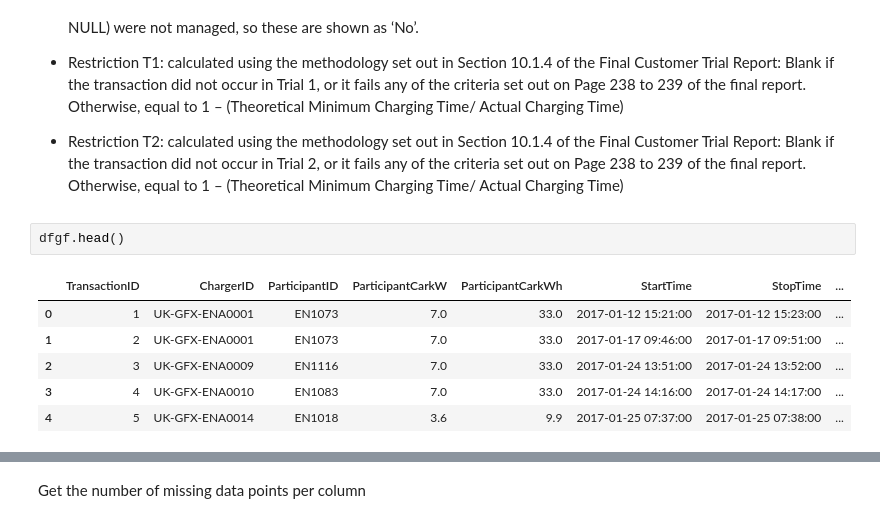
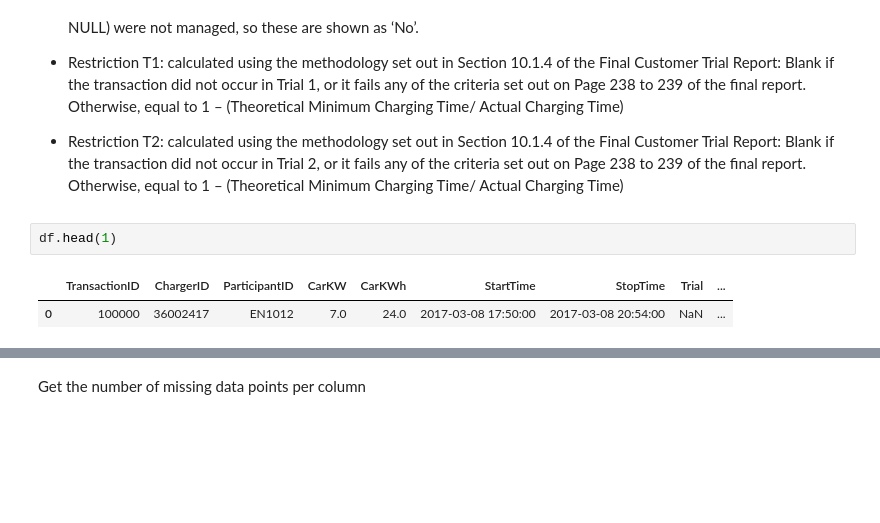
Before and after one commit to devrveiga/task_timeseries, a Jupyter notebook: dataVE.ipynb, the cells around one changed output, grey strips where cells are left out. Cells and saved outputs as stored; diff of their text form; blank space fills up the shorter version.

```diff
--- a/dataVE.ipynb
+++ b/dataVE.ipynb
@@ -66,11 +67,7 @@ Otherwise, equal to 1 – (Theoretical Minimum Charging Time/ Actual Charging Ti
 Blank if the transaction did not occur in Trial 2, or it fails any of the criteria set out on Page 238 to 239 of the final report.
 Otherwise, equal to 1 – (Theoretical Minimum Charging Time/ Actual Charging Time)
 # %%
-dfgf.head()
+df.head(1)
 # %% [output]
-|  | TransactionID | ChargerID | ParticipantID | ParticipantCarkW | ParticipantCarkWh | StartTime | StopTime | ... |
-| 0 | 1 | UK-GFX-ENA0001 | EN1073 | 7.0 | 33.0 | 2017-01-12 15:21:00 | 2017-01-12 15:23:00 | ... |
-| 1 | 2 | UK-GFX-ENA0001 | EN1073 | 7.0 | 33.0 | 2017-01-17 09:46:00 | 2017-01-17 09:51:00 | ... |
-| 2 | 3 | UK-GFX-ENA0009 | EN1116 | 7.0 | 33.0 | 2017-01-24 13:51:00 | 2017-01-24 13:52:00 | ... |
-| 3 | 4 | UK-GFX-ENA0010 | EN1083 | 7.0 | 33.0 | 2017-01-24 14:16:00 | 2017-01-24 14:17:00 | ... |
-| 4 | 5 | UK-GFX-ENA0014 | EN1018 | 3.6 | 9.9 | 2017-01-25 07:37:00 | 2017-01-25 07:38:00 | ... |
+|  | TransactionID | ChargerID | ParticipantID | CarKW | CarKWh | StartTime | StopTime | Trial | ... |
+| 0 | 100000 | 36002417 | EN1012 | 7.0 | 24.0 | 2017-03-08 17:50:00 | 2017-03-08 20:54:00 | NaN | ... |
```
Also changed, not shown: parts of 32 cells of this notebook, 1 other file.
